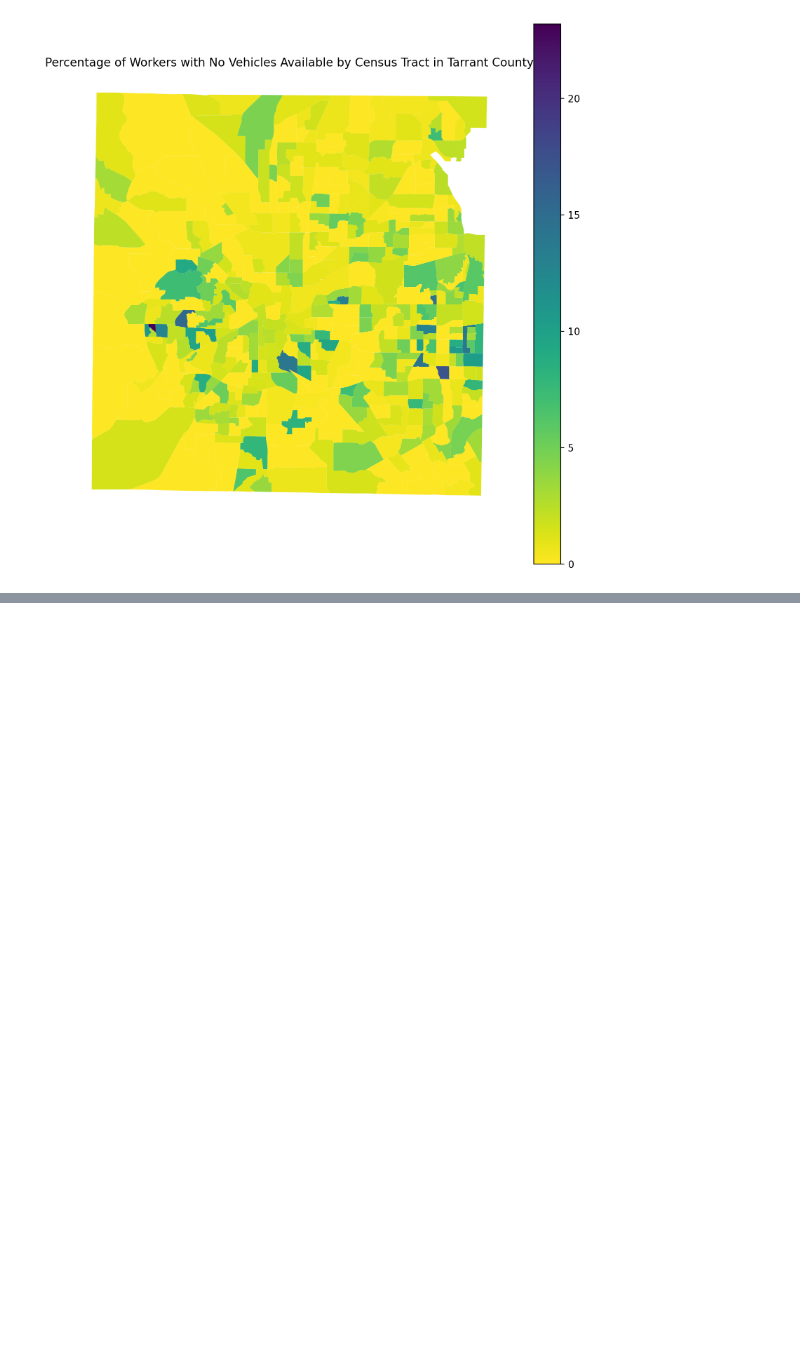
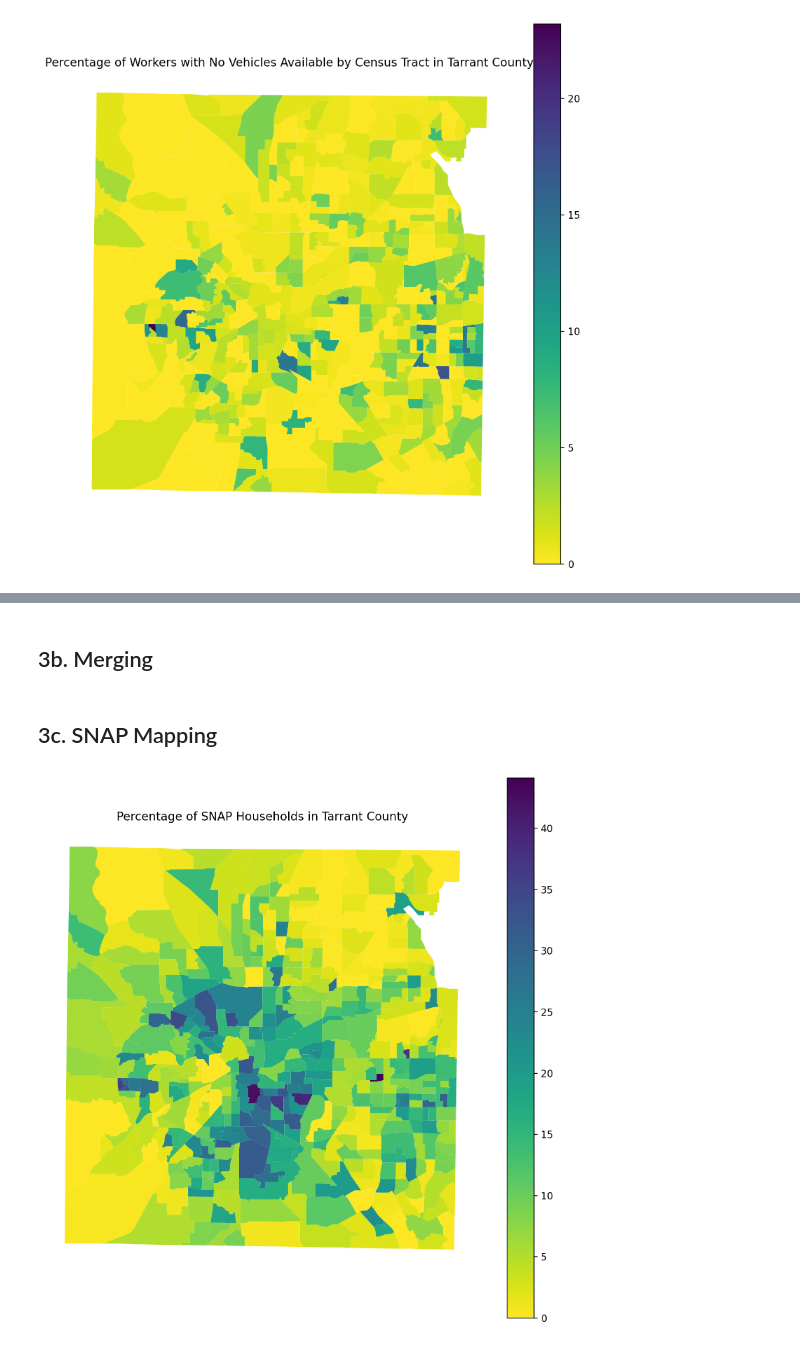
Before and after one commit to sarazarea26/fooddesertproject, a Jupyter notebook: food_justice/tarrantcounty/tarrantcountyanalysis.ipynb, the cells around one changed output, grey strips where cells are left out. Cells and saved outputs as stored; diff of their text form; code cells hidden in the pictures; blank space fills up the shorter version.

Commit message:
tarrant county SNAP map

```diff
--- a/food_justice/tarrantcounty/tarrantcountyanalysis.ipynb
+++ b/food_justice/tarrantcounty/tarrantcountyanalysis.ipynb
@@ -240,0 +264,3 @@ plt.show()
+# %%
+df = pd.read_csv('tarrant_snap_data.csv')
+df
@@ -240,0 +281,38 @@ plt.show()
+# %% [markdown]
+## 3b. Merging
+# %%
+df_snap= df[[
+    "GEO_ID",
+    "S2201_C04_001E"
+]]
+
+df_snap
+
+merged = tarrant.merge(
+    df,
+    left_on="GEOIDFQ",
+    right_on="GEO_ID",
+    how="left"
+)
+# %%
+merged["S2201_C04_001E"] = pd.to_numeric(
+    merged["S2201_C04_001E"],
+    errors="coerce"
+)
+# %% [markdown]
+## 3c. SNAP Mapping
+# %%
+fig, ax = plt.subplots(figsize=(10, 10))
+
+merged.plot(
+    column="S2201_C04_001E",
+    cmap="viridis_r",
+    legend=True,
+    ax=ax
+)
+
+plt.title("Percentage of SNAP Households in Tarrant County")
+plt.axis("off")
+plt.show()
+# %% [output]
+[figure, added]
```
Also changed, not shown: parts of 4 cells of this notebook, 3 other files.
